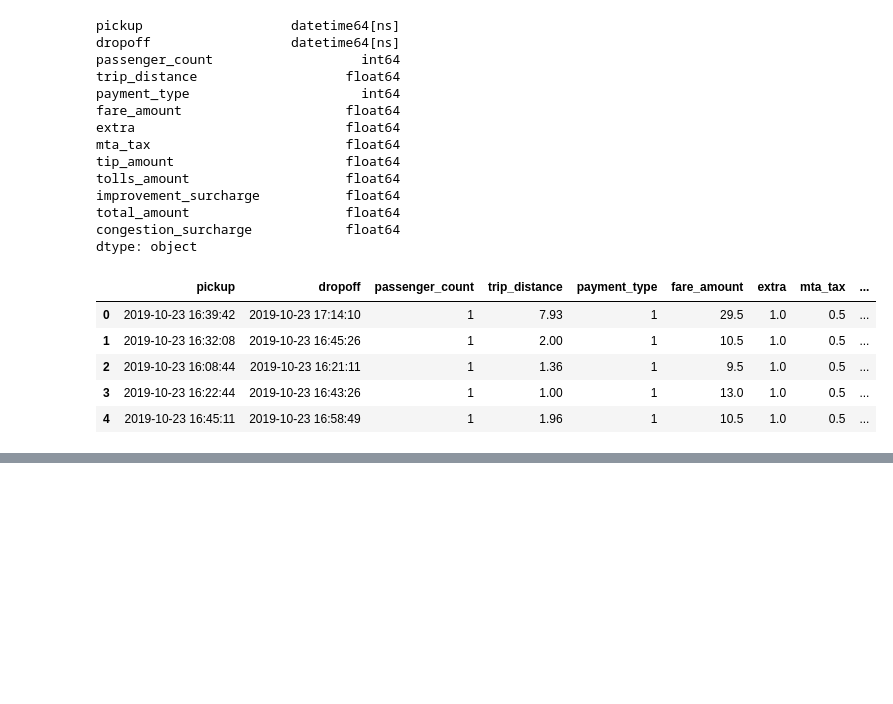
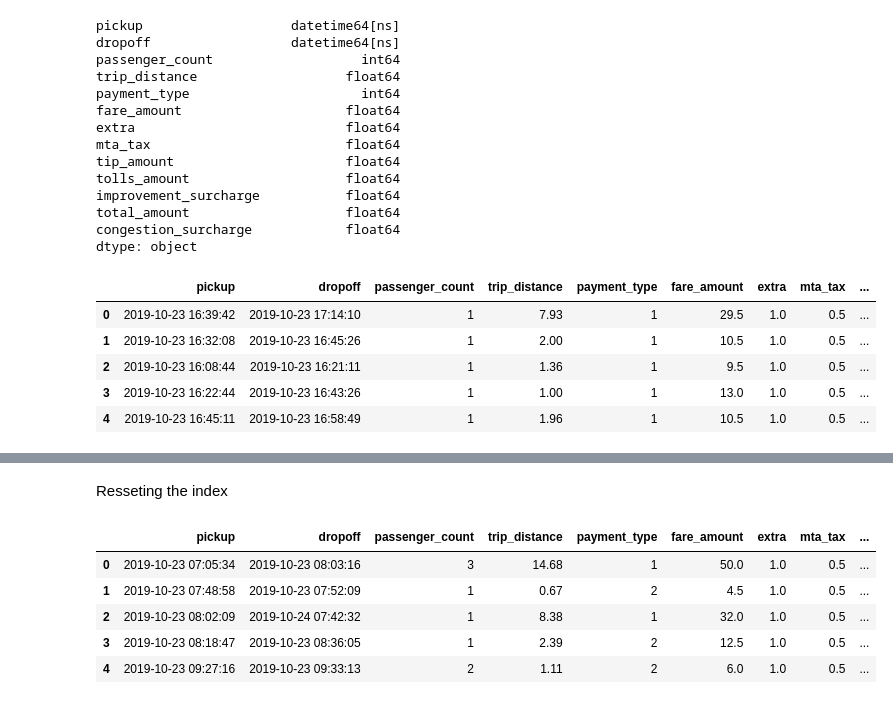
Before and after one commit to Rosiee0312/Meteorites, a Jupyter notebook: DataWrangling.ipynb, the cells around one changed output, grey strips where cells are left out. Cells and saved outputs as stored; diff of their text form; code cells hidden in the pictures; blank space fills up the shorter version.

```diff
--- a/DataWrangling.ipynb
+++ b/DataWrangling.ipynb
@@ -115,0 +120,2 @@ KeyError: "None of ['pickup'] are in the columns"
+# %%
+taxis.sort_index(inplace=True)
@@ -115,0 +140,12 @@ KeyError: "None of ['pickup'] are in the columns"
+# %% [markdown]
+Resseting the index
+# %%
+taxis.reset_index(inplace=True)
+taxis.head()
+# %% [output]
+|  | pickup | dropoff | passenger_count | trip_distance | payment_type | fare_amount | extra | mta_tax | ... |
+| 0 | 2019-10-23 07:05:34 | 2019-10-23 08:03:16 | 3 | 14.68 | 1 | 50.0 | 1.0 | 0.5 | ... |
+| 1 | 2019-10-23 07:48:58 | 2019-10-23 07:52:09 | 1 | 0.67 | 2 | 4.5 | 1.0 | 0.5 | ... |
+| 2 | 2019-10-23 08:02:09 | 2019-10-24 07:42:32 | 1 | 8.38 | 1 | 32.0 | 1.0 | 0.5 | ... |
+| 3 | 2019-10-23 08:18:47 | 2019-10-23 08:36:05 | 1 | 2.39 | 2 | 12.5 | 1.0 | 0.5 | ... |
+| 4 | 2019-10-23 09:27:16 | 2019-10-23 09:33:13 | 2 | 1.11 | 2 | 6.0 | 1.0 | 0.5 | ... |
```
Also changed, not shown: parts of 22 cells of this notebook.
